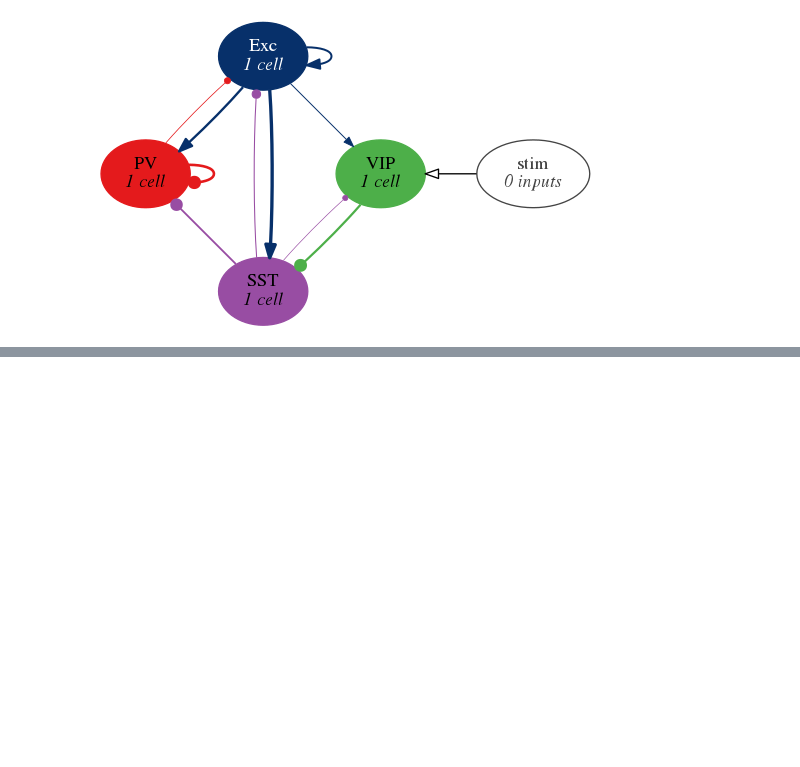
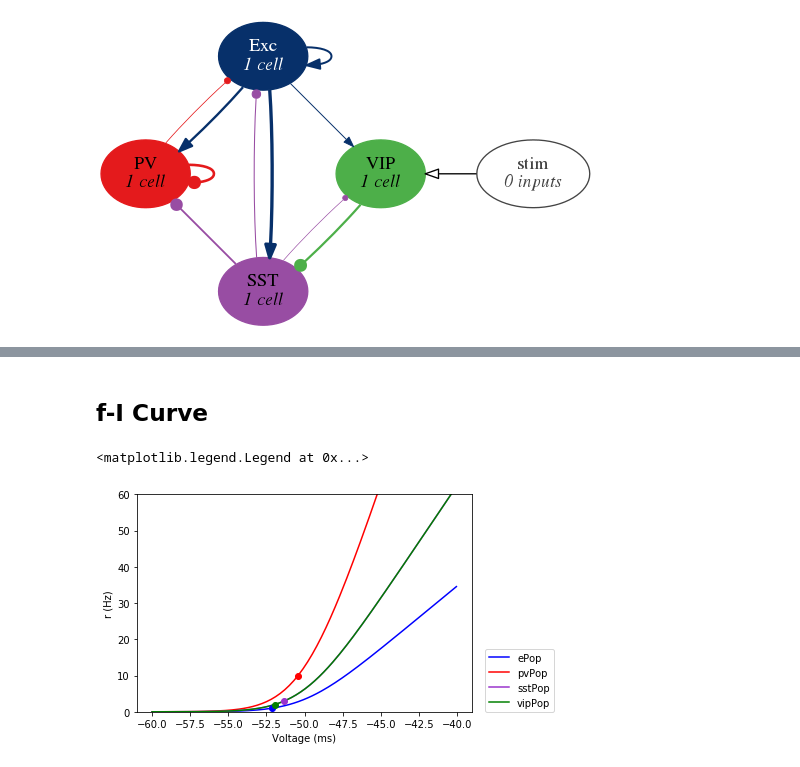
Before and after one commit to OpenSourceBrain/del-Molino2017, a Jupyter notebook: notebooks/Figure1.ipynb, the cells around one changed output, grey strips where cells are left out. Cells and saved outputs as stored; diff of their text form; code cells hidden in the pictures; blank space fills up the shorter version.

```diff
--- a/notebooks/Figure1.ipynb
+++ b/notebooks/Figure1.ipynb
@@ -37,0 +70,43 @@ plt.legend(loc=(1.04,0))
+# %% [markdown]
+## f-I Curve
+# %%
+import numpy as np
+
+def calculate_phi(Vss, Vth, Vr):
+    tau = np.array([[0.0288], [0.0080], [0.0160], [0.0160]])
+    sV = np.ones((4, 1)) # noise (mV)
+
+    '''This calculates the average rate of each population'''
+    return (Vss - Vth) / (tau * (Vth - Vr) * (1 - np.exp(-(Vss - Vth) /sV)))
+
+Vr_min = -60 # mV
+Vr_max = -40 # mV
+Vth = -50
+V0 = np.array([[-52.1261], [-50.4308], [-51.3239], [-51.9664]])
+r0 = np.array([[1], [10], [3], [2]])
+
+V_Vec = np.arange(Vr_min, Vr_max, 0.15)
+rr = np.zeros((len(V_Vec), 4))
+for idx, VV in enumerate(V_Vec):
+    VV_pop = np.ones((4,1)) * VV
+    rr[idx, :] = calculate_phi(VV_pop, Vth, Vr_min).ravel()
+
+plt.plot(V_Vec, rr[:, 0], label='ePop', color='blue')
+plt.plot(V_Vec, rr[:, 1], label='pvPop', color='red')
+plt.plot(V_Vec, rr[:, 2], label='sstPop', color='darkorchid')
+plt.plot(V_Vec, rr[:, 3], label='vipPop', color='green')
+
+# plot markers
+plt.plot(V0[0], r0[0], 'o', color='blue')
+plt.plot(V0[1], r0[1], 'o', color='red')
+plt.plot(V0[2], r0[2], 'o', color='darkorchid')
+plt.plot(V0[3], r0[3], 'o', color='green')
+
+plt.plot()
+plt.xlabel('Voltage (ms)')
+plt.ylabel('r (Hz)')
+plt.ylim(ymin=0, ymax=60)
+plt.legend(loc=(1.04,0))
+# %% [output]
+<matplotlib.legend.Legend at 0x...>
+[figure, added]
```
Also changed, not shown: parts of 9 cells of this notebook.
